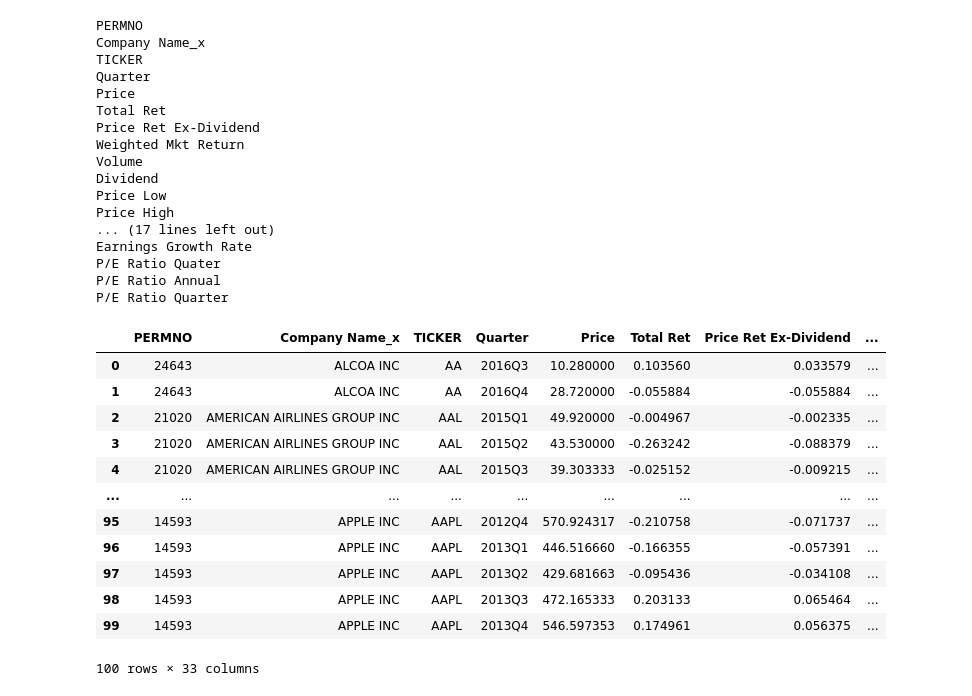
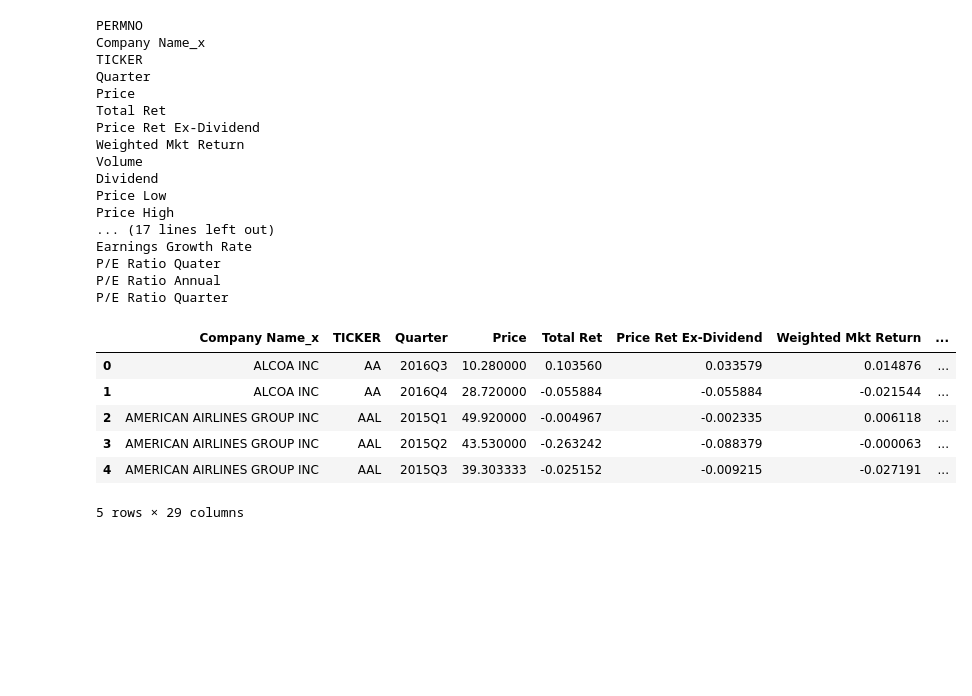
Before and after one commit to jajajalalalala/factor_analysis, a Jupyter notebook: data_builder.ipynb, the cells around one changed output. Drawn from its saved outputs; the diff is of its cells as text; code cells hidden in the pictures; blank space fills up the shorter version.

```diff
--- a/data_builder.ipynb
+++ b/data_builder.ipynb
@@ -591,22 +591,53 @@ Earnings Growth Rate
 P/E Ratio Quater
 P/E Ratio Annual
 P/E Ratio Quarter
-# %%
-final_merged_data.head(100)
-# %% [output]
-|  | PERMNO | Company Name_x | TICKER | Quarter | Price | Total Ret | Price Ret Ex-Dividend | ... |
-| 0 | 24643 | ALCOA INC | AA | 2016Q3 | 10.280000 | 0.103560 | 0.033579 | ... |
-| 1 | 24643 | ALCOA INC | AA | 2016Q4 | 28.720000 | -0.055884 | -0.055884 | ... |
-| 2 | 21020 | AMERICAN AIRLINES GROUP INC | AAL | 2015Q1 | 49.920000 | -0.004967 | -0.002335 | ... |
-| 3 | 21020 | AMERICAN AIRLINES GROUP INC | AAL | 2015Q2 | 43.530000 | -0.263242 | -0.088379 | ... |
-| 4 | 21020 | AMERICAN AIRLINES GROUP INC | AAL | 2015Q3 | 39.303333 | -0.025152 | -0.009215 | ... |
-| ... | ... | ... | ... | ... | ... | ... | ... | ... |
-| 95 | 14593 | APPLE INC | AAPL | 2012Q4 | 570.924317 | -0.210758 | -0.071737 | ... |
-| 96 | 14593 | APPLE INC | AAPL | 2013Q1 | 446.516660 | -0.166355 | -0.057391 | ... |
-| 97 | 14593 | APPLE INC | AAPL | 2013Q2 | 429.681663 | -0.095436 | -0.034108 | ... |
-| 98 | 14593 | APPLE INC | AAPL | 2013Q3 | 472.165333 | 0.203133 | 0.065464 | ... |
-| 99 | 14593 | APPLE INC | AAPL | 2013Q4 | 546.597353 | 0.174961 | 0.056375 | ... |
-100 rows × 33 columns
+# %%
+# Define the columns to keep
+columns_to_keep = [
+    "Company Name_x",
+    "TICKER",
+    "Quarter",
+    "Price",
+    "Total Ret",
+    "Price Ret Ex-Dividend",
+    "Weighted Mkt Return",
+    "Volume",
+    "Dividend",
+    "Price Low",
+    "Price High",
+    "Shares Outstanding",
+    "Excess Return",
+    "Mkt Cap",
+    "Price Growth Rate",
+    "Quart Rev",
+    "Quart NI",
+    "Equity",
+    "Liabilities",
+    "Revenue",
+    "Industry Code",
+    "Asset",
+    "Current Asset",
+    "EPS",
+    "Revenue Growth",
+    "P/E Ratio",
+    "Earnings Growth Rate",
+    "P/E Ratio Annual",
+    "P/E Ratio Quarter"
+]
+
+# Filter the DataFrame to keep only the specified columns
+final_filtered_data = final_merged_data[columns_to_keep]
+
+# Display the first few rows of the filtered DataFrame
+final_filtered_data.head()
+# %% [output]
+|  | Company Name_x | TICKER | Quarter | Price | Total Ret | Price Ret Ex-Dividend | Weighted Mkt Return | ... |
+| 0 | ALCOA INC | AA | 2016Q3 | 10.280000 | 0.103560 | 0.033579 | 0.014876 | ... |
+| 1 | ALCOA INC | AA | 2016Q4 | 28.720000 | -0.055884 | -0.055884 | -0.021544 | ... |
+| 2 | AMERICAN AIRLINES GROUP INC | AAL | 2015Q1 | 49.920000 | -0.004967 | -0.002335 | 0.006118 | ... |
+| 3 | AMERICAN AIRLINES GROUP INC | AAL | 2015Q2 | 43.530000 | -0.263242 | -0.088379 | -0.000063 | ... |
+| 4 | AMERICAN AIRLINES GROUP INC | AAL | 2015Q3 | 39.303333 | -0.025152 | -0.009215 | -0.027191 | ... |
+5 rows × 29 columns
 # %%
 # Save data
 final_merged_data.to_csv("final_merged_data.csv", index=False)
```
